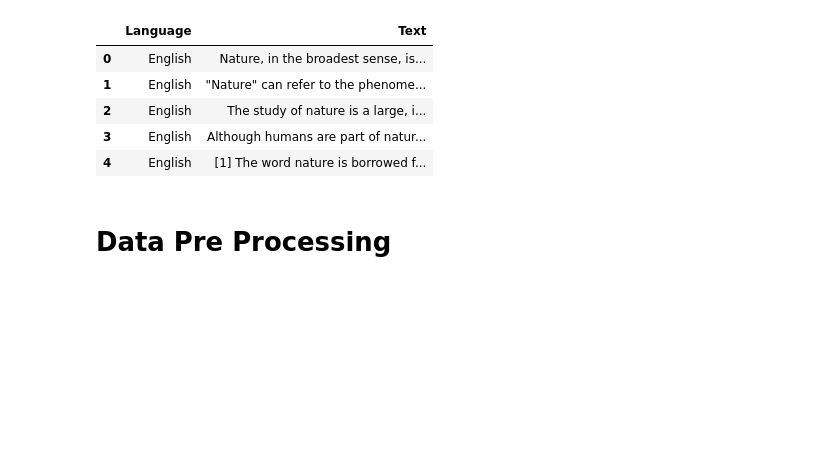
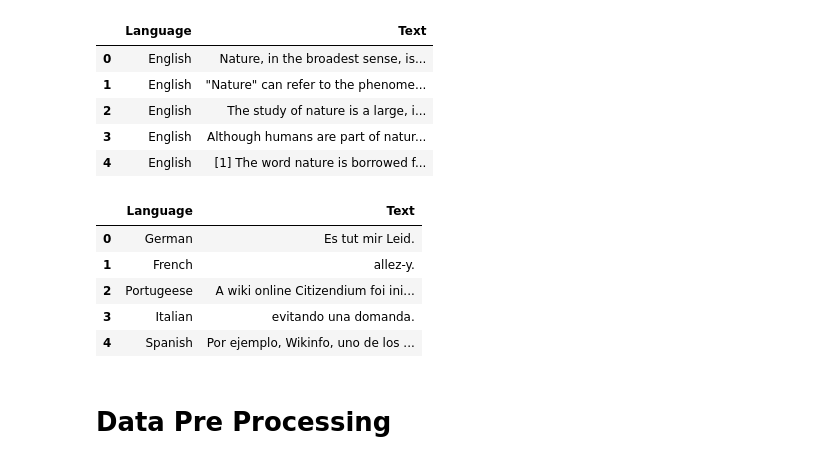
Before and after one commit to dhyanachidvilas/Hyperdimensional-Computing-v.-Deep-Learning, a Jupyter notebook: Language_Recognition_(Robustness_Testing).ipynb, the cells around one changed output. Cells and saved outputs as stored; diff of their text form; code cells hidden in the pictures; blank space fills up the shorter version.

```diff
--- a/Language_Recognition_(Robustness_Testing).ipynb
+++ b/Language_Recognition_(Robustness_Testing).ipynb
@@ -17,8 +17,8 @@ drive.mount('/content/drive')
 # %% [output]
 Mounted at /content/drive
 # %%
-#df_train = pd.read_csv('/content/drive/MyDrive/Laptop data/4-1/SoP/Lang_Detection/NewData/archive/Language Detection.csv')
-df_train = pd.read_csv('/content/drive/MyDrive/Language_Recognition/Language Detection.csv')
+df_train = pd.read_csv('/content/drive/MyDrive/Laptop data/4-1/SoP/Lang_Detection/NewData/archive/Language Detection.csv')
+# df_train = pd.read_csv('/content/drive/MyDrive/Language_Recognition/Language Detection.csv')
 df_train.head()
 # %% [output]
 |  | Text | Language |
@@ -49,3 +52,12 @@ df_new.head()
+# %%
+df_new.head()
+# %% [output]
+|  | Language | Text |
+| 0 | German | Es tut mir Leid. |
+| 1 | French | allez-y. |
+| 2 | Portugeese | A wiki online Citizendium foi ini... |
+| 3 | Italian | evitando una domanda. |
+| 4 | Spanish | Por ejemplo, Wikinfo, uno de los ... |
 # %% [markdown]
 # Data Pre Processing
 # %%
```
Also changed, not shown: parts of 39 cells of this notebook, 1 other file.
